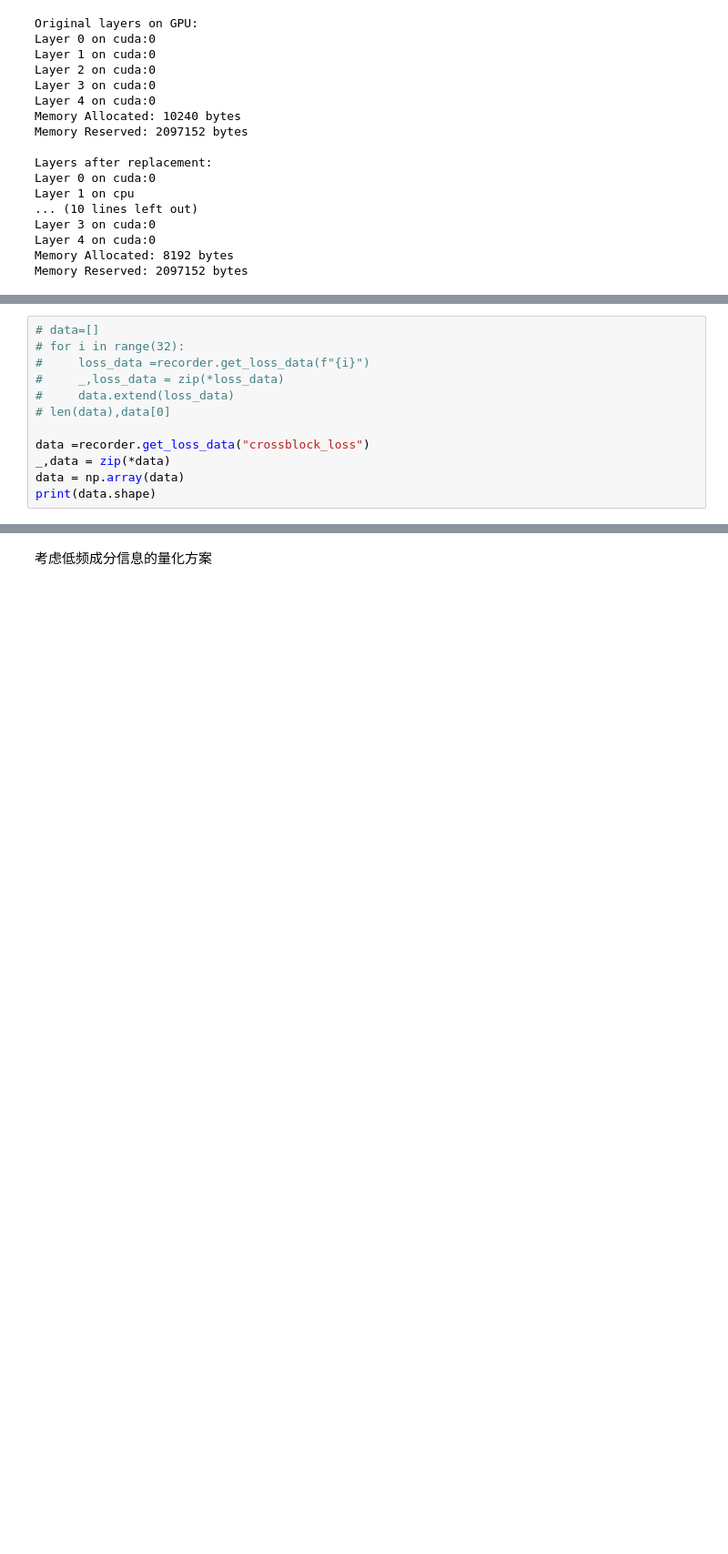
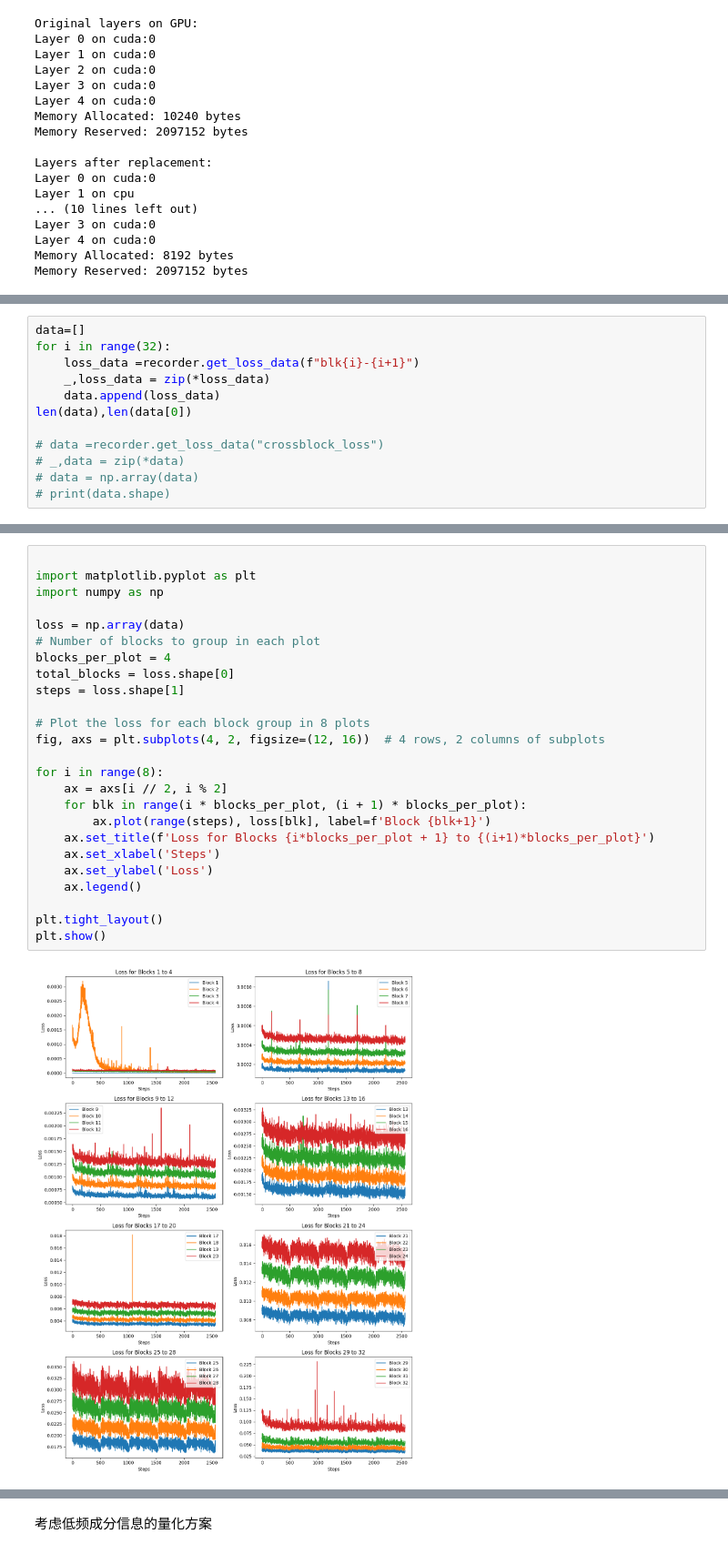
Before and after one commit to hq-ansel/proj2410, a Jupyter notebook: preEXP.ipynb, the cells around one changed output, grey strips where cells are left out. Shown at 91% size. Cells and saved outputs as stored; diff of their text form; blank space fills up the shorter version.

```diff
--- a/preEXP.ipynb
+++ b/preEXP.ipynb
@@ -274,13 +374,13 @@ recorder = BlockLossRecorder(file)
 # %%
-# data=[]
-# for i in range(32):
-#     loss_data =recorder.get_loss_data(f"{i}")
-#     _,loss_data = zip(*loss_data)
-#     data.extend(loss_data)
-# len(data),data[0]
+data=[]
+for i in range(32):
+    loss_data =recorder.get_loss_data(f"blk{i}-{i+1}")
+    _,loss_data = zip(*loss_data)
+    data.append(loss_data)
+len(data),len(data[0])
 
-data =recorder.get_loss_data("crossblock_loss")
-_,data = zip(*data)
-data = np.array(data)
-print(data.shape)
+# data =recorder.get_loss_data("crossblock_loss")
+# _,data = zip(*data)
+# data = np.array(data)
+# print(data.shape)
 # %% [output]
@@ -332,3 +388,30 @@ plot_continuous_loss(np.array(data))
+# %%
+
+import matplotlib.pyplot as plt
+import numpy as np
+
+loss = np.array(data)
+# Number of blocks to group in each plot
+blocks_per_plot = 4
+total_blocks = loss.shape[0]
+steps = loss.shape[1]
+
+# Plot the loss for each block group in 8 plots
+fig, axs = plt.subplots(4, 2, figsize=(12, 16))  # 4 rows, 2 columns of subplots
+
+for i in range(8):
+    ax = axs[i // 2, i % 2]
+    for blk in range(i * blocks_per_plot, (i + 1) * blocks_per_plot):
+        ax.plot(range(steps), loss[blk], label=f'Block {blk+1}')
+    ax.set_title(f'Loss for Blocks {i*blocks_per_plot + 1} to {(i+1)*blocks_per_plot}')
+    ax.set_xlabel('Steps')
+    ax.set_ylabel('Loss')
+    ax.legend()
+
+plt.tight_layout()
+plt.show()
+# %% [output]
+[figure, added]
 # %%
 import torch
 import gc
```
Also changed, not shown: parts of 15 cells of this notebook, 12 other files.
